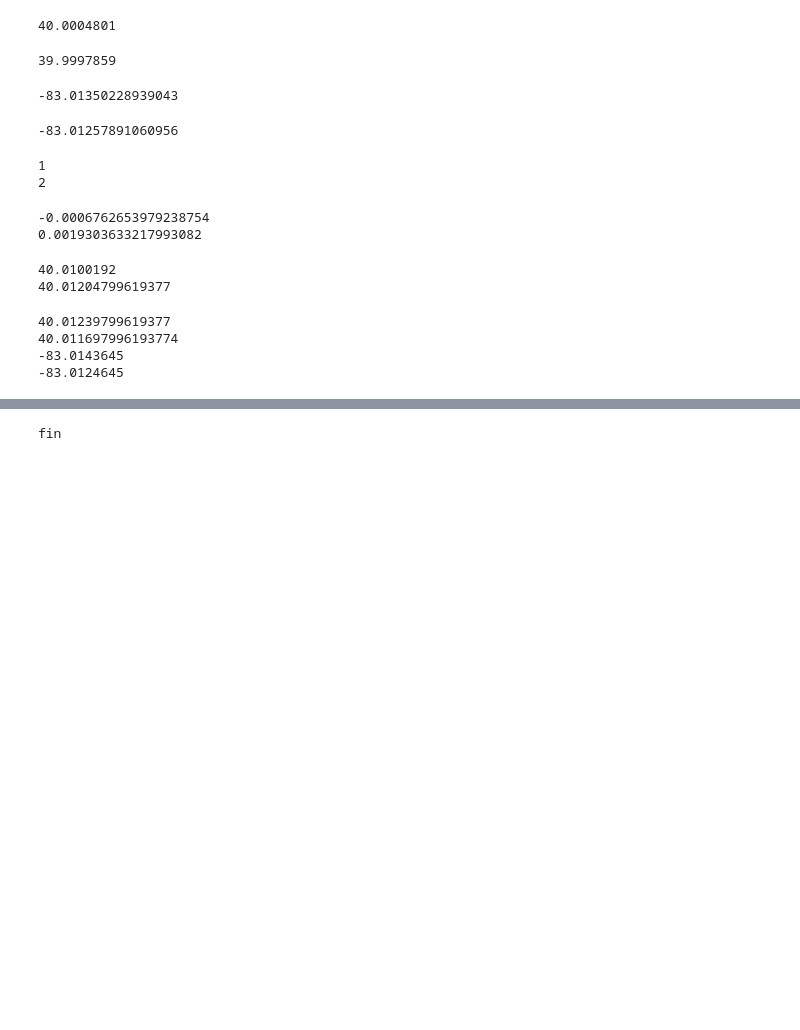
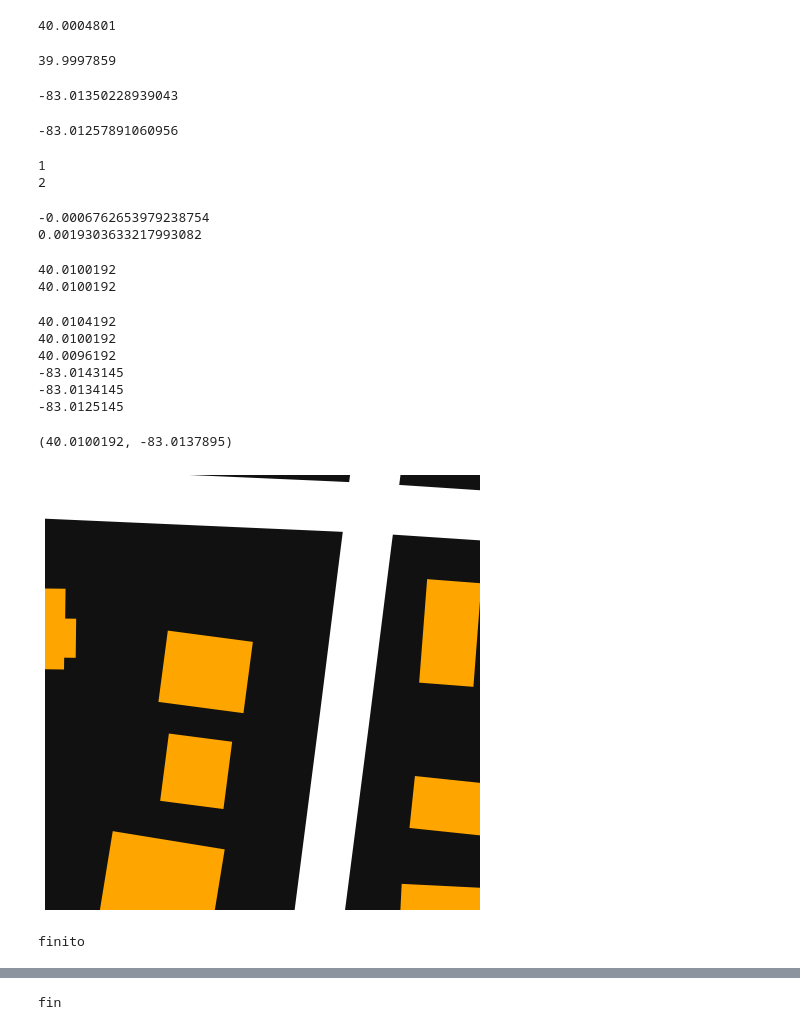
Before and after one commit to dkarakay/gm-with-osm, a Jupyter notebook: osmnx_test.ipynb, the cells around one changed output, grey strips where cells are left out. Cells and saved outputs as stored; diff of their text form; code cells hidden in the pictures; blank space fills up the shorter version.

```diff
--- a/osmnx_test.ipynb
+++ b/osmnx_test.ipynb
@@ -209,8 +209,8 @@ def create_square_from_osm(outfile: str, c_osm: int, point, dpi=100, dist=2000,
     tag_water = {'natural': 'water'}
 
     bbox = ox.utils_geo.bbox_from_point(point, dist=dist)
-    G = ox.graph_from_point(point, network_type=network_type, dist=dist, truncate_by_edge=True, retain_all=True)
-
+    G = ox.graph_from_point(point, network_type=network_type, dist=dist, truncate_by_edge=True, retain_all=True,
+                           clean_periphery=True)
 
     gdf_building = ox.geometries_from_point(point, tag_building, dist=dist)
     gdf_nature = ox.geometries_from_point(point, tag_nature, dist=dist)
@@ -237,22 +237,21 @@ def create_map_from_osm(outfile: str, c_osm: int, north: float, south: float, we
     tag_water = {'natural': 'water'}
 
     ax = None
-    #bbox = ox.utils_geo.bbox_from_point(point, dist=dist)
 
-
-    G = ox.graph_from_bbox(north, south, east, west, network_type=network_type,truncate_by_edge=True, retain_all=True)
+    G = ox.graph_from_bbox(north, south, east, west, network_type=network_type,
+                           truncate_by_edge=True, retain_all=True,clean_periphery=True)
 
     gdf_building = ox.geometries_from_bbox(north, south, east, west, tags=tag_building)
     gdf_nature = ox.geometries_from_bbox(north, south, east, west, tags={'natural': True, 'landuse': 'forest', 'landuse': 'grass'})
     gdf_water = ox.geometries_from_bbox(north, south, east, west, tags=tag_water)
 
     fig, ax = ox.plot_figure_ground(G, default_width=default_width, dpi=dpi, filepath=fp,show=False)
-    if not gdf_building.empty:
-        fig, ax = ox.plot_footprints(gdf_building, ax=ax, filepath=fp, dpi=dpi, save=True)
     if not gdf_nature.empty:
         fig, ax = ox.plot_footprints(gdf_nature, ax=ax, color='green', filepath=fp, dpi=dpi, save=True)
     if not gdf_water.empty:
         fig, ax = ox.plot_footprints(gdf_water, ax=ax, color='blue', filepath=fp, dpi=dpi, save=True)
+    if not gdf_building.empty:
+        fig, ax = ox.plot_footprints(gdf_building, ax=ax, filepath=fp, dpi=dpi, save=True)
 
 def get_screen_resolution() -> tuple:
     """Return tuple of (width, height) of screen resolution in pixels."""
@@ -317,23 +305,40 @@ print(long_shift)
 lat_s = lat + (lat_shift * rows)
 long_s = long + (long_shift * cols)
 print(lat)
-lat -= lat_shift * 3
+#lat -= lat_shift * 3
 print(lat)
 north, west,south,east = getting_boundary_coordinates(lat,long)
 #south, east = getting_boundary_coordinates2(lat_s,long_s)
 # %% [output]
 40.0100192
-40.01204799619377
+40.0100192
 # %%
 print(north)
+print(lat)
 print(south)
+
 print(west)
+print(long)
 print(east)
 # %% [output]
-40.01239799619377
-40.011697996193774
--83.0143645
--83.0124645
+40.0104192
+40.0100192
+40.0096192
+-83.0143145
+-83.0134145
+-83.0125145
+# %%
+point=(lat,long-0.000375)
+print(point)
+# %% [output]
+(40.0100192, -83.0137895)
+# %%
+place='00-ss'
+c_osm=5
+create_square_from_osm(outfile=place, c_osm=c_osm, point=point, dist=35, dpi=200, default_width=50)
+# %% [output]
+[figure, added]
+finito
 # %%
 outfile='00-image'
 c_osm = 5
```
Also changed, not shown: parts of 6 cells of this notebook, 3 other files.
